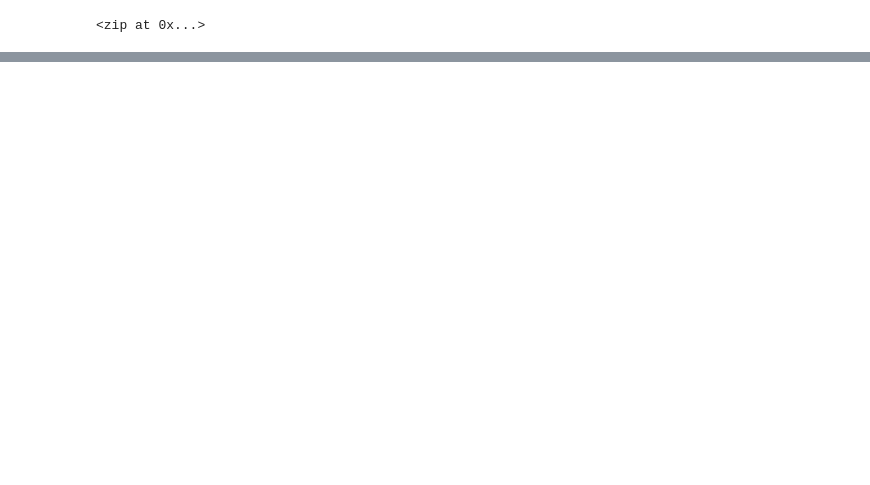
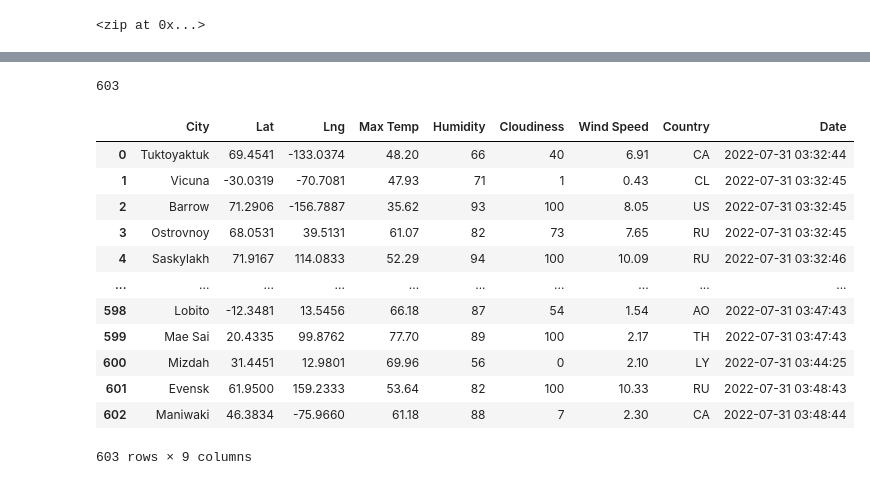
Before and after one commit to sheel-gandhi/World_Weather_Analysis, a Jupyter notebook: WeatherPy.ipynb, the cells around one changed output, grey strips where cells are left out. Saved outputs shown, nothing was run; the diff lists cells and outputs as text; code cells hidden in the pictures; blank space fills up the shorter version.

Commit message:
city data

```diff
--- a/WeatherPy.ipynb
+++ b/WeatherPy.ipynb
@@ -18,3 +22,5 @@ from citipy import citipy
+# %%
+url = "http://api.openweathermap.org/data/2.5/weather?units=Imperial&APPID=" + weather_api_key
 # %%
 # Create a list for holding the cities.
 cities = []
@@ -31,0 +121,22 @@ len(cities)
+# %%
+len(city_data)
+# %% [output]
+603
+# %%
+# Convert the array of dictionaries to a Pandas DataFrame.
+city_data_df = pd.DataFrame(city_data)
+city_data_df
+# %% [output]
+|  | City | Lat | Lng | Max Temp | Humidity | Cloudiness | Wind Speed | Country | Date |
+| 0 | Tuktoyaktuk | 69.4541 | -133.0374 | 48.20 | 66 | 40 | 6.91 | CA | 2022-07-31 03:32:44 |
+| 1 | Vicuna | -30.0319 | -70.7081 | 47.93 | 71 | 1 | 0.43 | CL | 2022-07-31 03:32:45 |
+| 2 | Barrow | 71.2906 | -156.7887 | 35.62 | 93 | 100 | 8.05 | US | 2022-07-31 03:32:45 |
+| 3 | Ostrovnoy | 68.0531 | 39.5131 | 61.07 | 82 | 73 | 7.65 | RU | 2022-07-31 03:32:45 |
+| 4 | Saskylakh | 71.9167 | 114.0833 | 52.29 | 94 | 100 | 10.09 | RU | 2022-07-31 03:32:46 |
+| ... | ... | ... | ... | ... | ... | ... | ... | ... | ... |
+| 598 | Lobito | -12.3481 | 13.5456 | 66.18 | 87 | 54 | 1.54 | AO | 2022-07-31 03:47:43 |
+| 599 | Mae Sai | 20.4335 | 99.8762 | 77.70 | 89 | 100 | 2.17 | TH | 2022-07-31 03:47:43 |
+| 600 | Mizdah | 31.4451 | 12.9801 | 69.96 | 56 | 0 | 2.10 | LY | 2022-07-31 03:44:25 |
+| 601 | Evensk | 61.9500 | 159.2333 | 53.64 | 82 | 100 | 10.33 | RU | 2022-07-31 03:48:43 |
+| 602 | Maniwaki | 46.3834 | -75.9660 | 61.18 | 88 | 7 | 2.30 | CA | 2022-07-31 03:48:44 |
+603 rows × 9 columns
```
Also changed, not shown: parts of 7 cells of this notebook, 1 other file.
